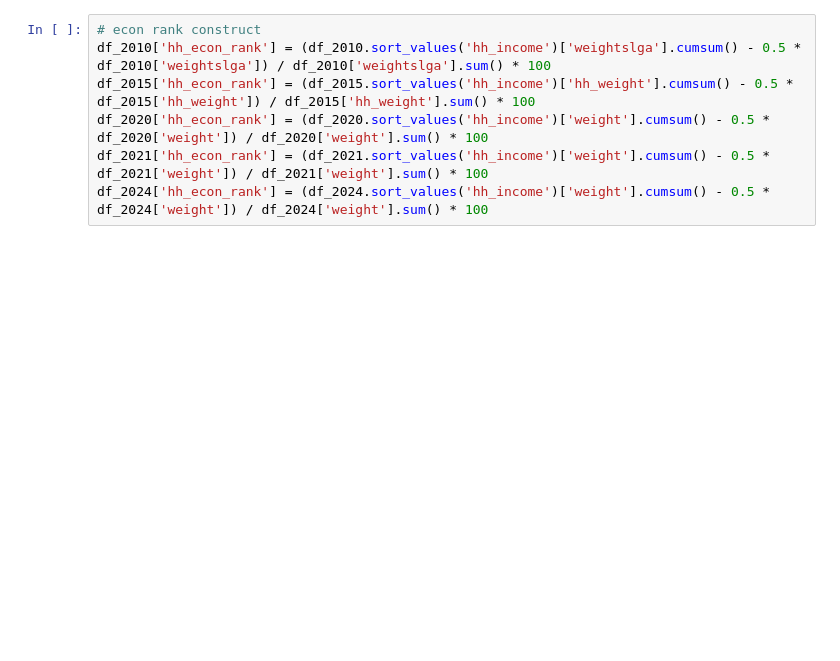
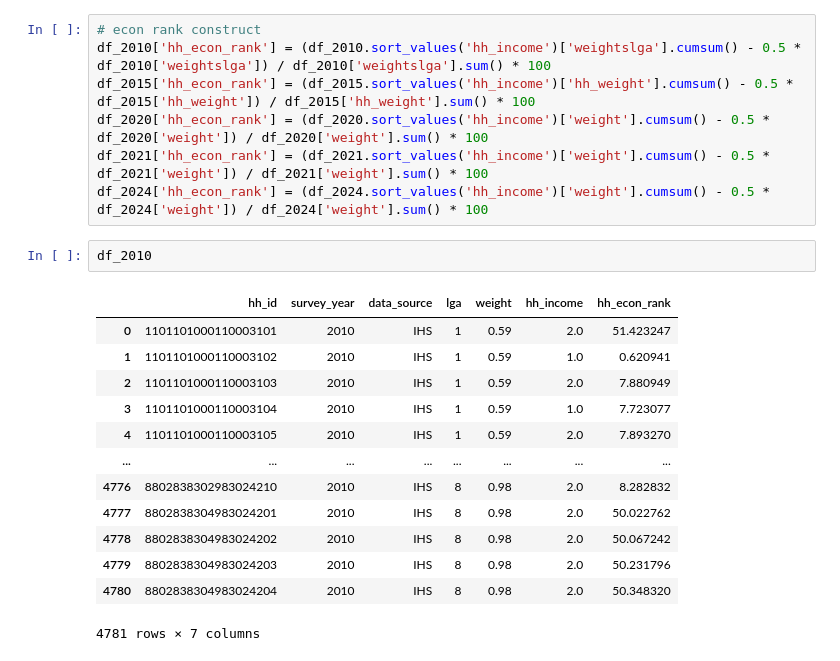
Before and after one commit to riley-wangdaiwei/GG, a Jupyter notebook: code/eventstudy_panel.ipynb, the cells around one changed output. Saved outputs shown, nothing was run; the diff lists cells and outputs as text; blank space fills up the shorter version.

```diff
--- a/code/eventstudy_panel.ipynb
+++ b/code/eventstudy_panel.ipynb
@@ -91,3 +75,19 @@ df_2015['hh_econ_rank'] = (df_2015.sort_values('hh_income')['hh_weight'].cumsum(
 df_2020['hh_econ_rank'] = (df_2020.sort_values('hh_income')['weight'].cumsum() - 0.5 * df_2020['weight']) / df_2020['weight'].sum() * 100
 df_2021['hh_econ_rank'] = (df_2021.sort_values('hh_income')['weight'].cumsum() - 0.5 * df_2021['weight']) / df_2021['weight'].sum() * 100
 df_2024['hh_econ_rank'] = (df_2024.sort_values('hh_income')['weight'].cumsum() - 0.5 * df_2024['weight']) / df_2024['weight'].sum() * 100
+# %%
+df_2010
+# %% [output]
+|  | hh_id | survey_year | data_source | lga | weight | hh_income | hh_econ_rank |
+| 0 | 1101101000110003101 | 2010 | IHS | 1 | 0.59 | 2.0 | 51.423247 |
+| 1 | 1101101000110003102 | 2010 | IHS | 1 | 0.59 | 1.0 | 0.620941 |
+| 2 | 1101101000110003103 | 2010 | IHS | 1 | 0.59 | 2.0 | 7.880949 |
+| 3 | 1101101000110003104 | 2010 | IHS | 1 | 0.59 | 1.0 | 7.723077 |
+| 4 | 1101101000110003105 | 2010 | IHS | 1 | 0.59 | 2.0 | 7.893270 |
+| ... | ... | ... | ... | ... | ... | ... | ... |
+| 4776 | 8802838302983024210 | 2010 | IHS | 8 | 0.98 | 2.0 | 8.282832 |
+| 4777 | 8802838304983024201 | 2010 | IHS | 8 | 0.98 | 2.0 | 50.022762 |
+| 4778 | 8802838304983024202 | 2010 | IHS | 8 | 0.98 | 2.0 | 50.067242 |
+| 4779 | 8802838304983024203 | 2010 | IHS | 8 | 0.98 | 2.0 | 50.231796 |
+| 4780 | 8802838304983024204 | 2010 | IHS | 8 | 0.98 | 2.0 | 50.348320 |
+4781 rows × 7 columns
```
Also changed, not shown: parts of 6 cells of this notebook.
